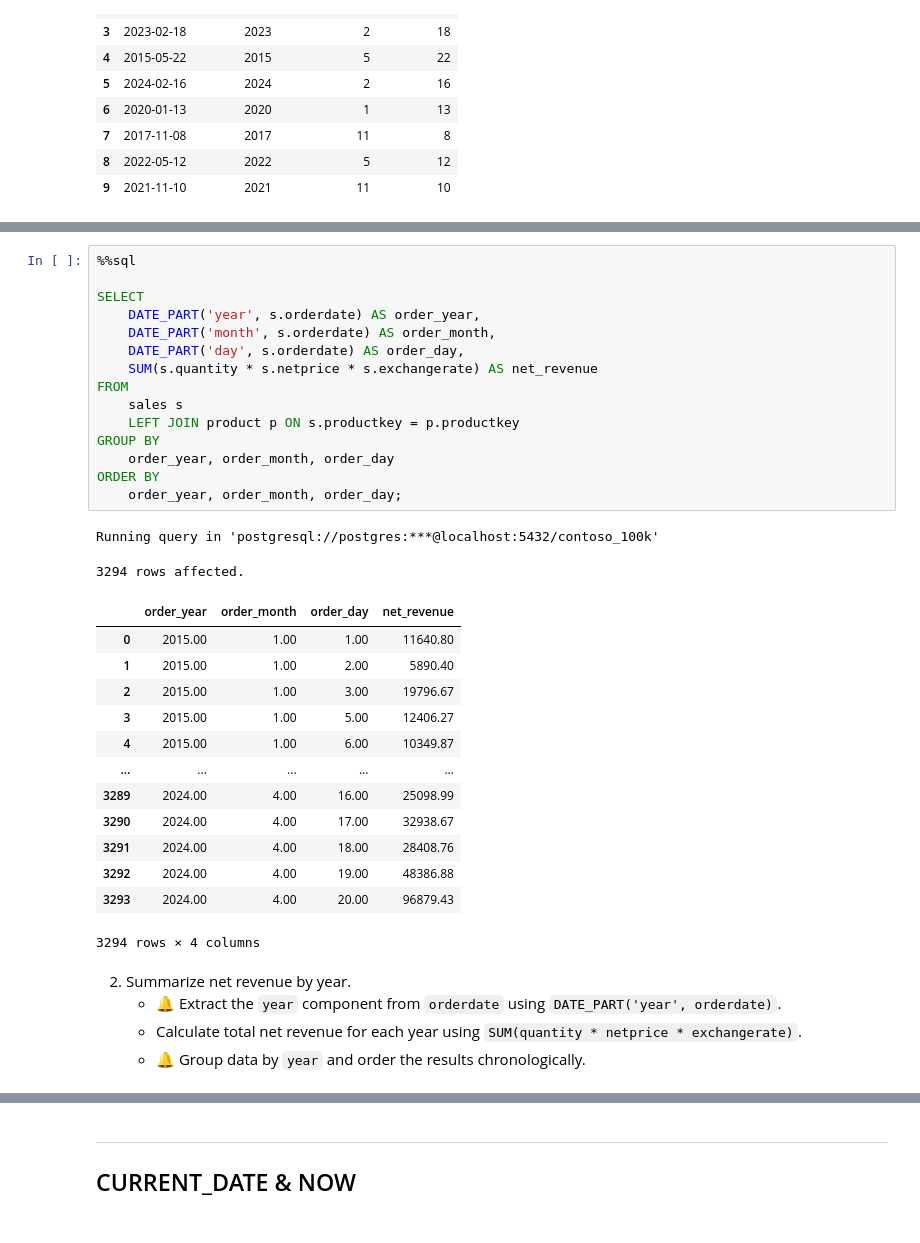
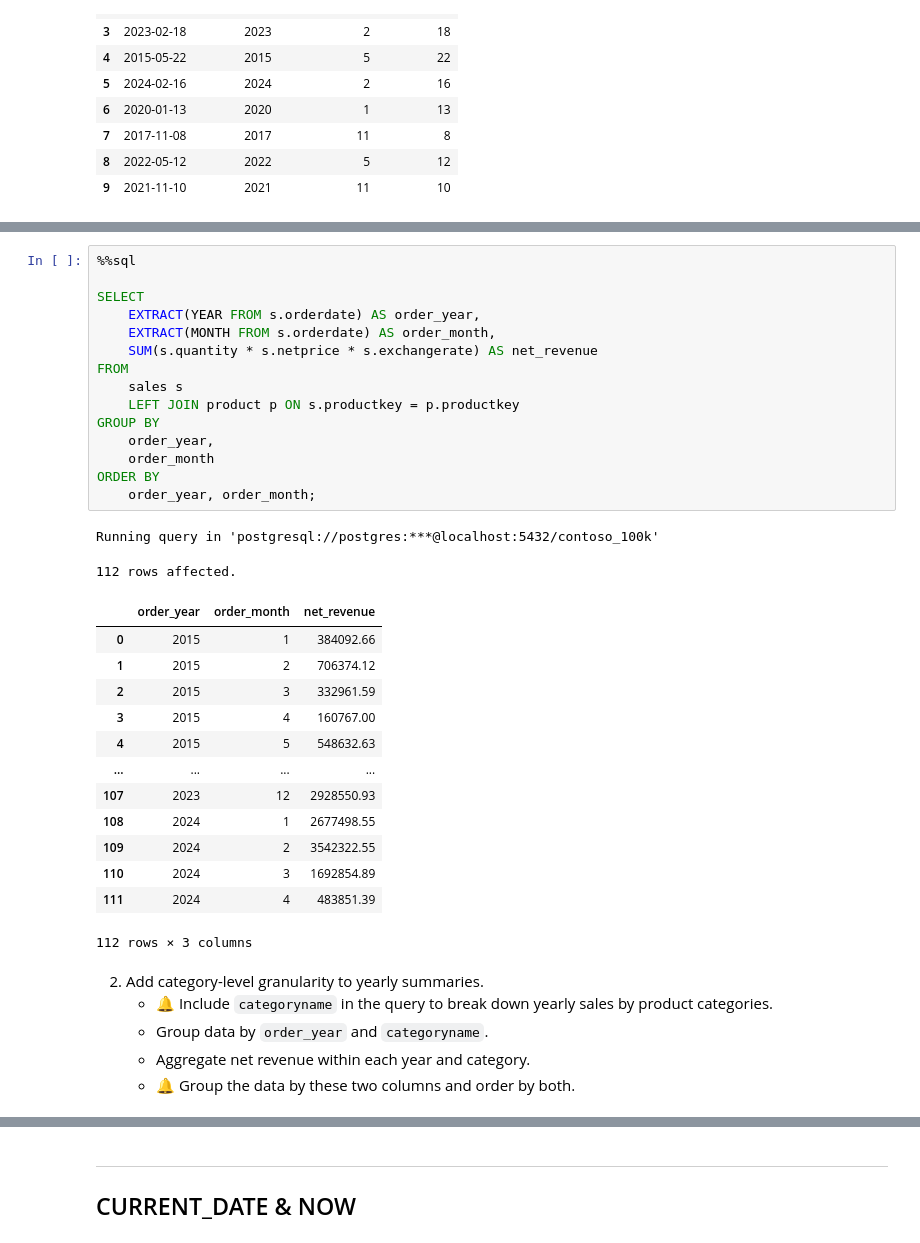
Before and after one commit to mgamzec/SQL_Data_Analytics_Project, a Jupyter notebook: 2_Date_Time/2_Date_Filtering.ipynb, the cells around one changed output, grey strips where cells are left out. Cells and saved outputs as stored; diff of their text form.

```diff
--- a/2_Date_Time/2_Date_Filtering.ipynb
+++ b/2_Date_Time/2_Date_Filtering.ipynb
@@ -182,39 +181,40 @@ Running query in 'postgresql://postgres:***@localhost:5432/contoso_100k'
 # %%
 %%sql
 
 SELECT
-    DATE_PART('year', s.orderdate) AS order_year,
-    DATE_PART('month', s.orderdate) AS order_month,
-    DATE_PART('day', s.orderdate) AS order_day,
+    EXTRACT(YEAR FROM s.orderdate) AS order_year,
+    EXTRACT(MONTH FROM s.orderdate) AS order_month,
     SUM(s.quantity * s.netprice * s.exchangerate) AS net_revenue
 FROM
     sales s
     LEFT JOIN product p ON s.productkey = p.productkey
 GROUP BY
-    order_year, order_month, order_day
+    order_year,
+    order_month
 ORDER BY
-    order_year, order_month, order_day;
+    order_year, order_month;
 # %% [output]
 Running query in 'postgresql://postgres:***@localhost:5432/contoso_100k'
-3294 rows affected.
+112 rows affected.
-|  | order_year | order_month | order_day | net_revenue |
-| 0 | 2015.00 | 1.00 | 1.00 | 11640.80 |
-| 1 | 2015.00 | 1.00 | 2.00 | 5890.40 |
-| 2 | 2015.00 | 1.00 | 3.00 | 19796.67 |
-| 3 | 2015.00 | 1.00 | 5.00 | 12406.27 |
-| 4 | 2015.00 | 1.00 | 6.00 | 10349.87 |
-| ... | ... | ... | ... | ... |
-| 3289 | 2024.00 | 4.00 | 16.00 | 25098.99 |
-| 3290 | 2024.00 | 4.00 | 17.00 | 32938.67 |
-| 3291 | 2024.00 | 4.00 | 18.00 | 28408.76 |
-| 3292 | 2024.00 | 4.00 | 19.00 | 48386.88 |
-| 3293 | 2024.00 | 4.00 | 20.00 | 96879.43 |
+|  | order_year | order_month | net_revenue |
+| 0 | 2015 | 1 | 384092.66 |
+| 1 | 2015 | 2 | 706374.12 |
+| 2 | 2015 | 3 | 332961.59 |
+| 3 | 2015 | 4 | 160767.00 |
+| 4 | 2015 | 5 | 548632.63 |
+| ... | ... | ... | ... |
+| 107 | 2023 | 12 | 2928550.93 |
+| 108 | 2024 | 1 | 2677498.55 |
+| 109 | 2024 | 2 | 3542322.55 |
+| 110 | 2024 | 3 | 1692854.89 |
+| 111 | 2024 | 4 | 483851.39 |
-3294 rows × 4 columns
+112 rows × 3 columns
-# %% [markdown]
-2. Summarize net revenue by year.
-    - 🔔 Extract the `year` component from `orderdate` using `DATE_PART('year', orderdate)`.
-    - Calculate total net revenue for each year using `SUM(quantity * netprice * exchangerate)`.
-    - 🔔 Group data by `year` and order the results chronologically.
+# %% [markdown]
+2. Add category-level granularity to yearly summaries.
+    - 🔔 Include `categoryname` in the query to break down yearly sales by product categories.
+    - Group data by `order_year` and `categoryname`.
+    - Aggregate net revenue within each year and category.
+    - 🔔 Group the data by these two columns and order by both.
 # %%
 %%sql
 
```
Also changed, not shown: parts of 5 cells of this notebook, 2 other files.
